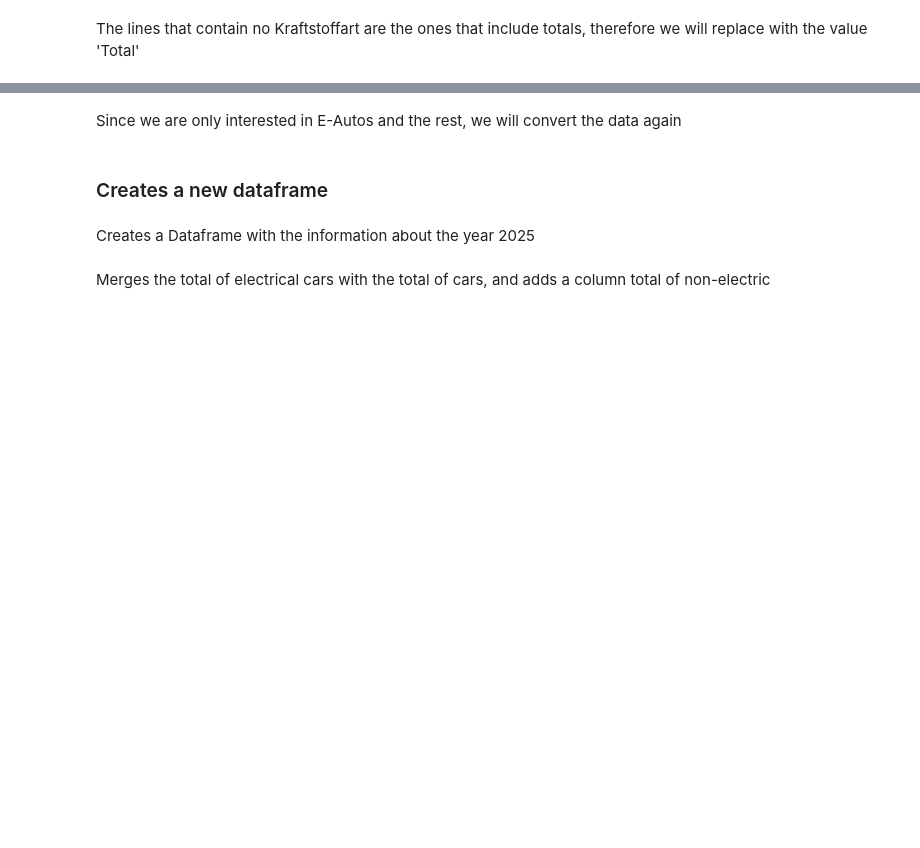
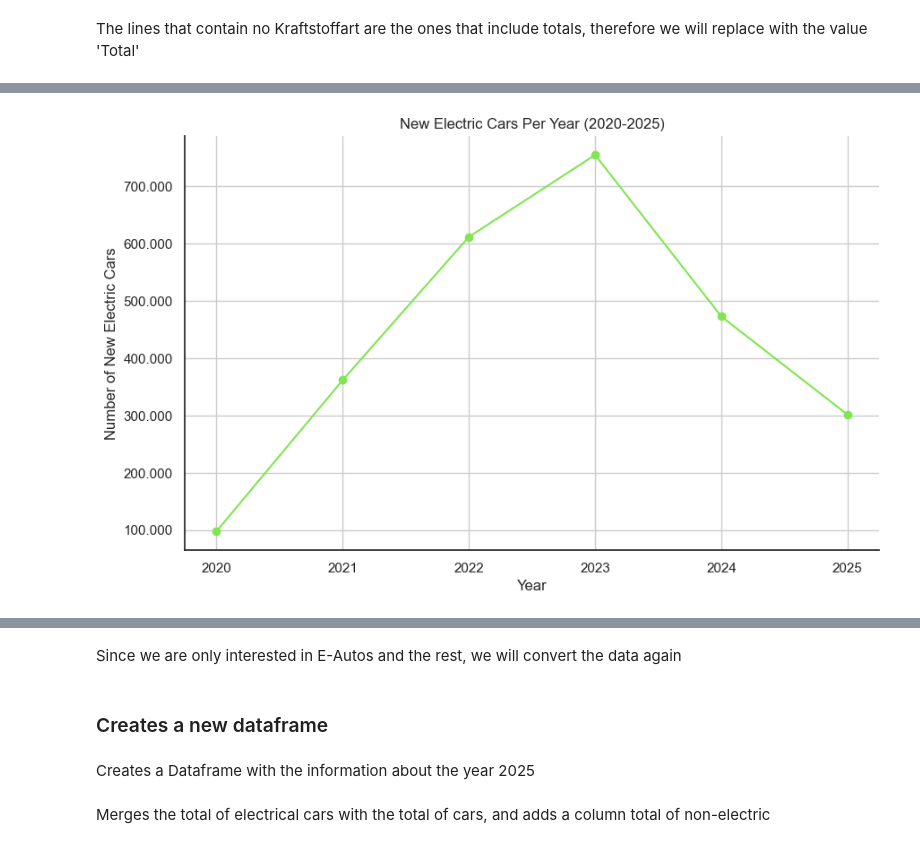
Before and after one commit to adelinerd/electric_cars, a Jupyter notebook: 3_Autos_Germany.ipynb, the cells around one changed output, grey strips where cells are left out. Drawn from its saved outputs; the diff is of its cells as text; code cells hidden in the pictures; blank space fills up the shorter version.

Commit message:
adjusted some charts, added some new slides

```diff
--- a/3_Autos_Germany.ipynb
+++ b/3_Autos_Germany.ipynb
@@ -83,8 +197,8 @@ electric_types = ["Electric", "Plug-in Hybrid"]
 # filter the electrical vehicles
 eautos = df_germany [df_germany["fuel"].isin(electric_types)]
 # summs the electrical vehicles
-e_autos_year = eautos.groupby("year").agg(
+e_autos_germany = eautos.groupby("year").agg(
     number_of_electric_cars=("total_cars", "sum")
 ).reset_index()
 
-e_autos_year
+e_autos_germany
@@ -90,0 +214,3 @@ e_autos_year
+# %%
+total_autos = df_germany [df_germany["fuel"] == 'Total']
+total_autos
@@ -90,0 +226,4 @@ e_autos_year
+# %%
+total_autos.drop(columns = ['land', 'fuel'], inplace = True)
+total_autos.reset_index(drop=True)
+total_autos
@@ -90,0 +239,3 @@ e_autos_year
+# %%
+total_cars_germany = total_autos.merge(e_autos_year, on ='year', how = 'left')
+total_cars_germany
@@ -142,3 +309,29 @@ plt.show()
+# %%
+
+
+# Drop the first row with NaN from diff
+df = df.dropna()
+
+def european_thousands(x, pos):
+    return f'{x:,.0f}'.replace(',', '.')
+
+# Plotting
+plt.figure(figsize=(10, 6))
+plt.plot(df['year'], df['new_electric_cars'], marker='o', color = '#81E552')
+
+ax = plt.gca();
+ax.spines['top'].set_visible(False)
+ax.spines['right'].set_visible(False)
+ax.yaxis.set_major_formatter(FuncFormatter(european_thousands))
+
+
+plt.title('New Electric Cars Per Year (2020-2025)')
+plt.xlabel('Year')
+plt.ylabel('Number of New Electric Cars')
+plt.grid(True)
+plt.show()
+# %% [output]
+[figure, added]
 # %%
 import pandas as pd
 import matplotlib.pyplot as plt
```
Also changed, not shown: parts of 25 cells of this notebook, 9 other files.
